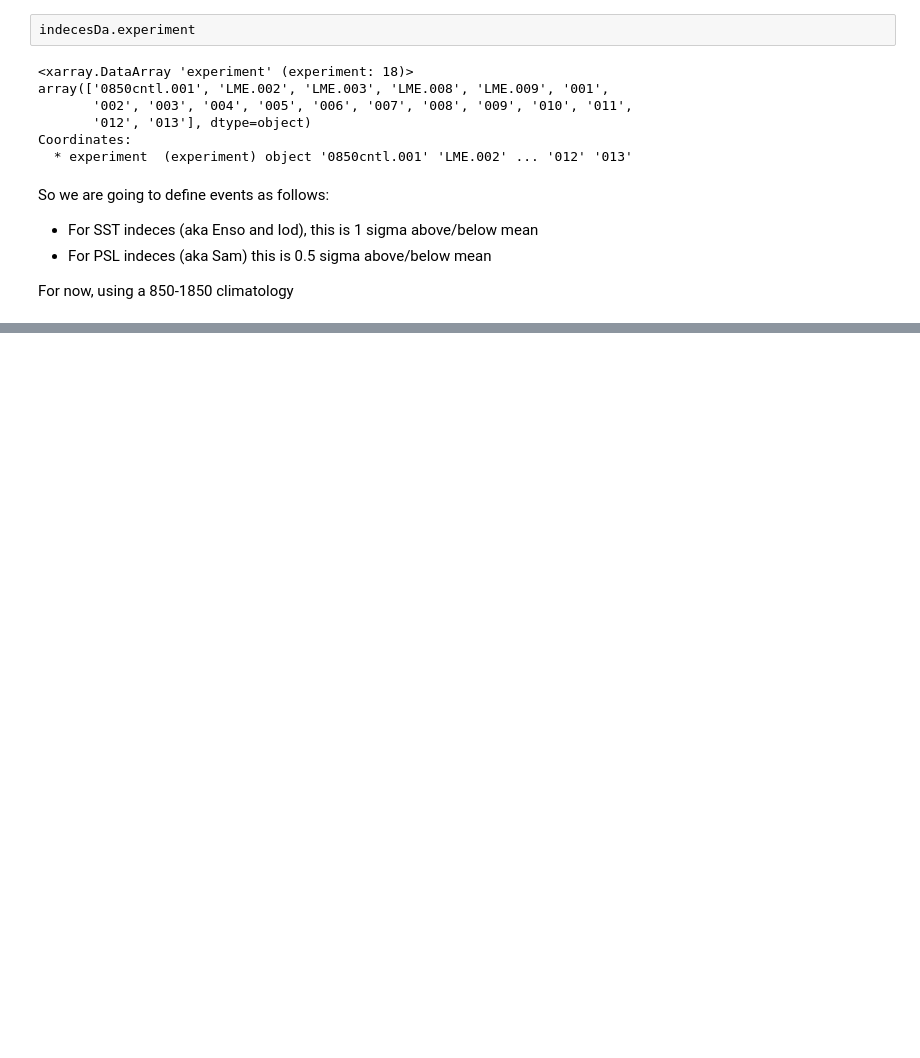
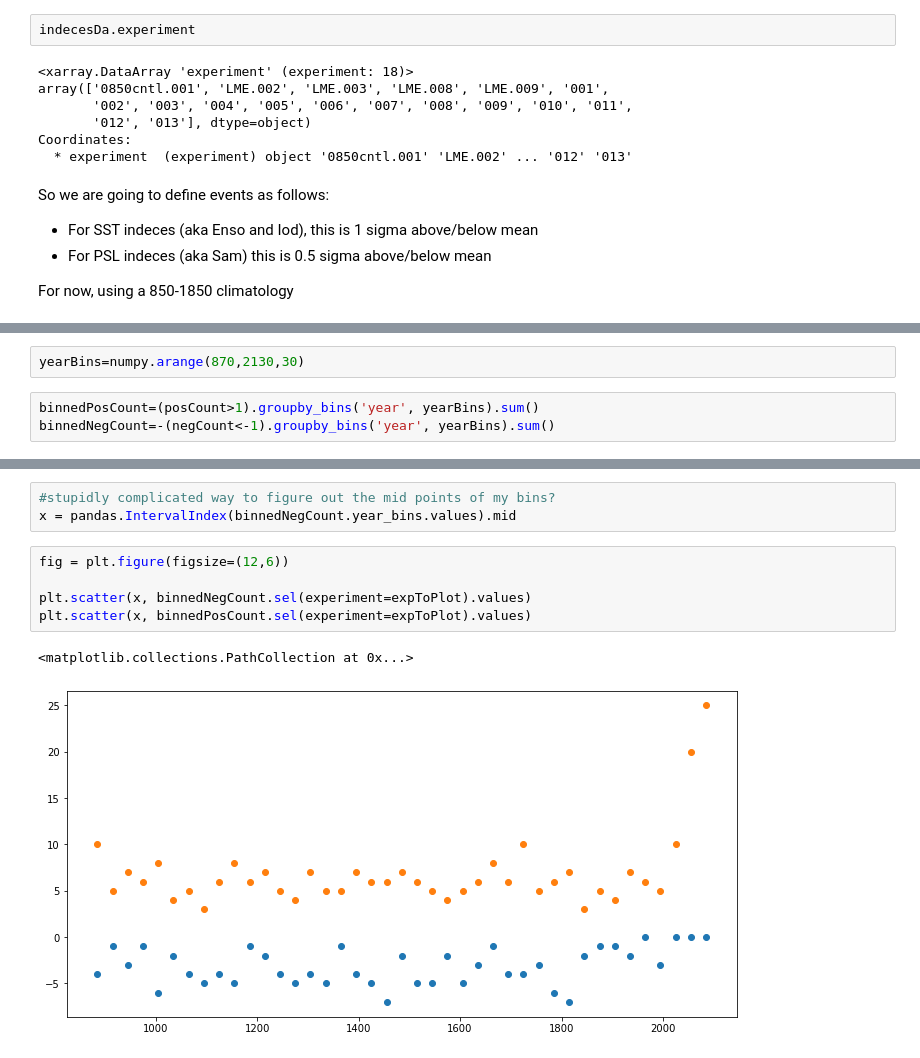
Before and after one commit to anton-seaice/compound, a Jupyter notebook: cesmTradIndecesCompounds.ipynb, the cells around one changed output, grey strips where cells are left out. Saved outputs shown, nothing was run; the diff lists cells and outputs as text; blank space fills up the shorter version.

```diff
--- a/cesmTradIndecesCompounds.ipynb
+++ b/cesmTradIndecesCompounds.ipynb
@@ -144,0 +145,5 @@ Maybe see if the criteria look the same on a plot vs the criteria
+# %%
+yearBins=numpy.arange(870,2130,30)
+# %%
+binnedPosCount=(posCount>1).groupby_bins('year', yearBins).sum()
+binnedNegCount=-(negCount<-1).groupby_bins('year', yearBins).sum()
@@ -144,0 +161,11 @@ Maybe see if the criteria look the same on a plot vs the criteria
+# %%
+#stupidly complicated way to figure out the mid points of my bins?
+x = pandas.IntervalIndex(binnedNegCount.year_bins.values).mid
+# %%
+fig = plt.figure(figsize=(12,6))
+
+plt.scatter(x, binnedNegCount.sel(experiment=expToPlot).values)
+plt.scatter(x, binnedPosCount.sel(experiment=expToPlot).values)
+# %% [output]
+<matplotlib.collections.PathCollection at 0x...>
+[figure, added]
```
Also changed, not shown: parts of 16 cells of this notebook, 2 other files.
